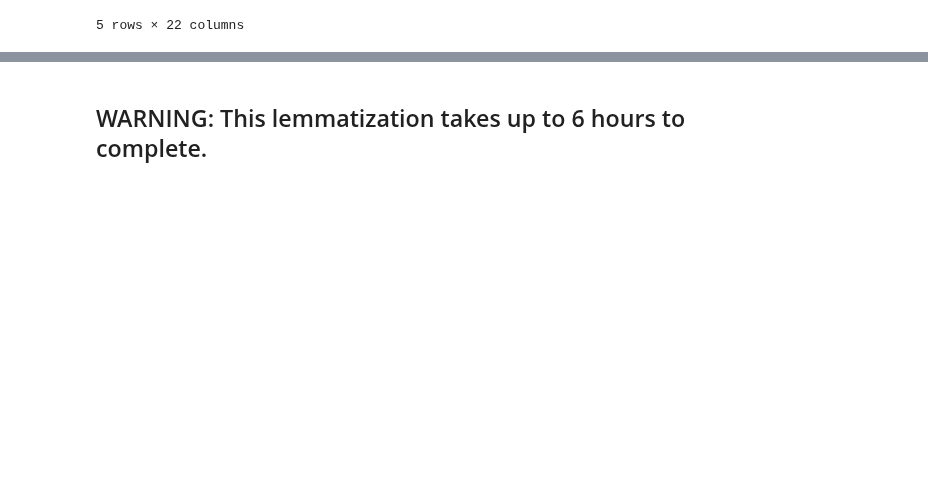
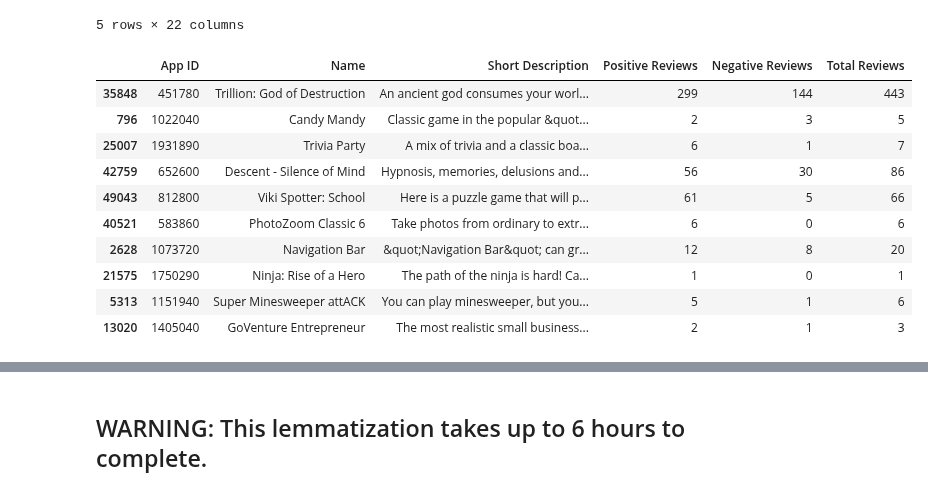
Before and after one commit to joshgreenert/Python-Projects, a Jupyter notebook: Predictive Analytics/Term_Project/Preliminary Analysis And Model Finalization.ipynb, the cells around one changed output, grey strips where cells are left out. Drawn from its saved outputs; the diff is of its cells as text; code cells hidden in the pictures; blank space fills up the shorter version.

```diff
--- a/Predictive Analytics/Term_Project/Preliminary Analysis And Model Finalization.ipynb
+++ b/Predictive Analytics/Term_Project/Preliminary Analysis And Model Finalization.ipynb
@@ -56,6 +73,23 @@ df_reviews_dummies.head(5)
 | 18 | 292030 | The Witcher 3: Wild Hunt | favorite game of all time cant wa... | 1611373086 | 1611373086 | 0 | 0 | ... |
 | 20 | 292030 | The Witcher 3: Wild Hunt | Why wouldn't you get this | 1611371978 | 1611371978 | 0 | 0 | ... |
 5 rows × 22 columns
+# %%
+# Drop the columns that we don't need.
+df_steam_games = df_steam_games[['App ID', 'Name', 'Short Description', 'Positive Reviews', 'Negative Reviews']]
+df_steam_games['Total Reviews'] = df_steam_games['Positive Reviews'] + df_steam_games['Negative Reviews']
+df_steam_games.sample(10)
+# %% [output]
+|  | App ID | Name | Short Description | Positive Reviews | Negative Reviews | Total Reviews |
+| 35848 | 451780 | Trillion: God of Destruction | An ancient god consumes your worl... | 299 | 144 | 443 |
+| 796 | 1022040 | Candy Mandy | Classic game in the popular &quot... | 2 | 3 | 5 |
+| 25007 | 1931890 | Trivia Party | A mix of trivia and a classic boa... | 6 | 1 | 7 |
+| 42759 | 652600 | Descent - Silence of Mind | Hypnosis, memories, delusions and... | 56 | 30 | 86 |
+| 49043 | 812800 | Viki Spotter: School | Here is a puzzle game that will p... | 61 | 5 | 66 |
+| 40521 | 583860 | PhotoZoom Classic 6 | Take photos from ordinary to extr... | 6 | 0 | 6 |
+| 2628 | 1073720 | Navigation Bar | &quot;Navigation Bar&quot; can gr... | 12 | 8 | 20 |
+| 21575 | 1750290 | Ninja: Rise of a Hero | The path of the ninja is hard! Ca... | 1 | 0 | 1 |
+| 5313 | 1151940 | Super Minesweeper attACK | You can play minesweeper, but you... | 5 | 1 | 6 |
+| 13020 | 1405040 | GoVenture Entrepreneur | The most realistic small business... | 2 | 1 | 3 |
 # %%
 # Create the lemmatizer, porter, and codes.
 lemmatizer = WordNetLemmatizer()
```
Also changed, not shown: parts of 17 cells of this notebook, 1 other file.
